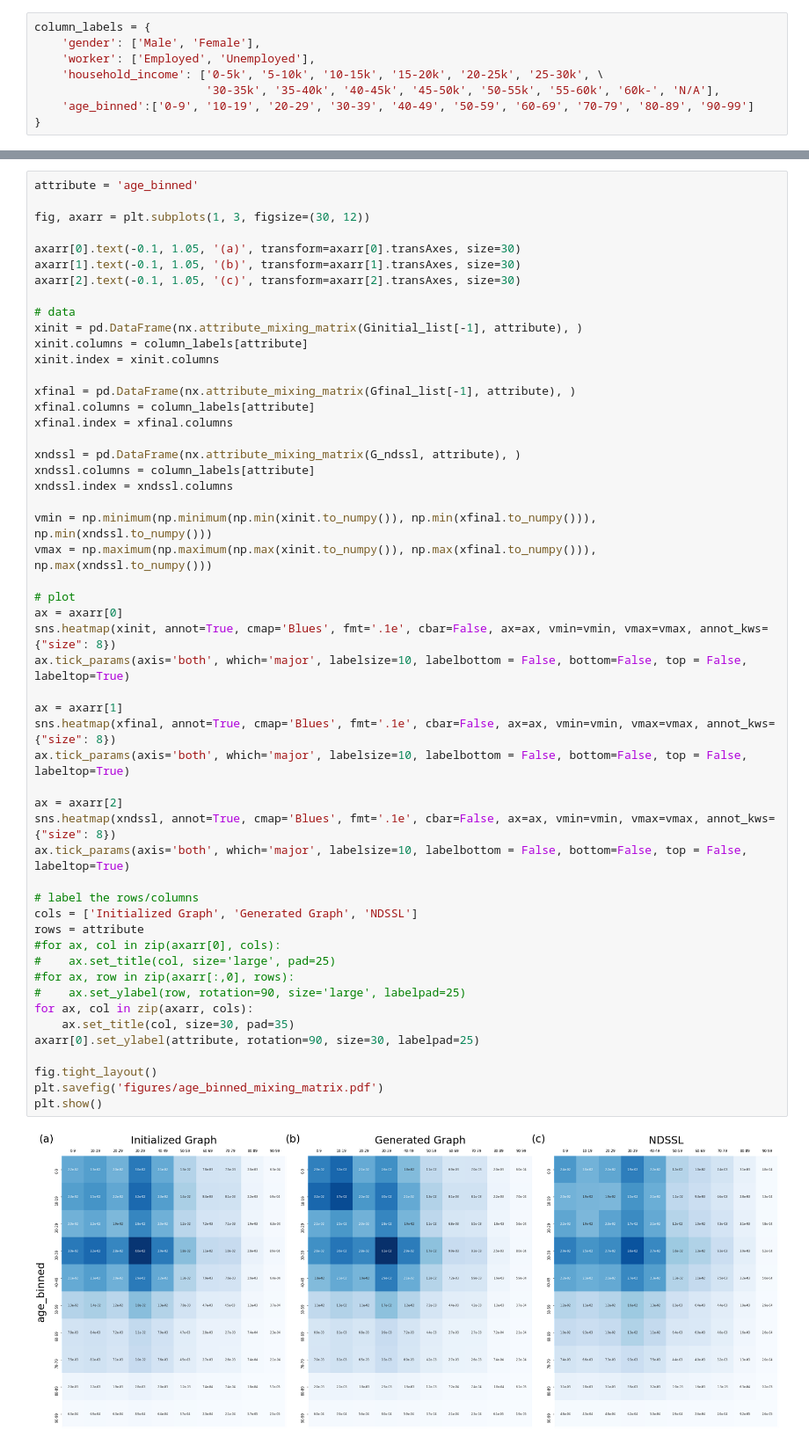
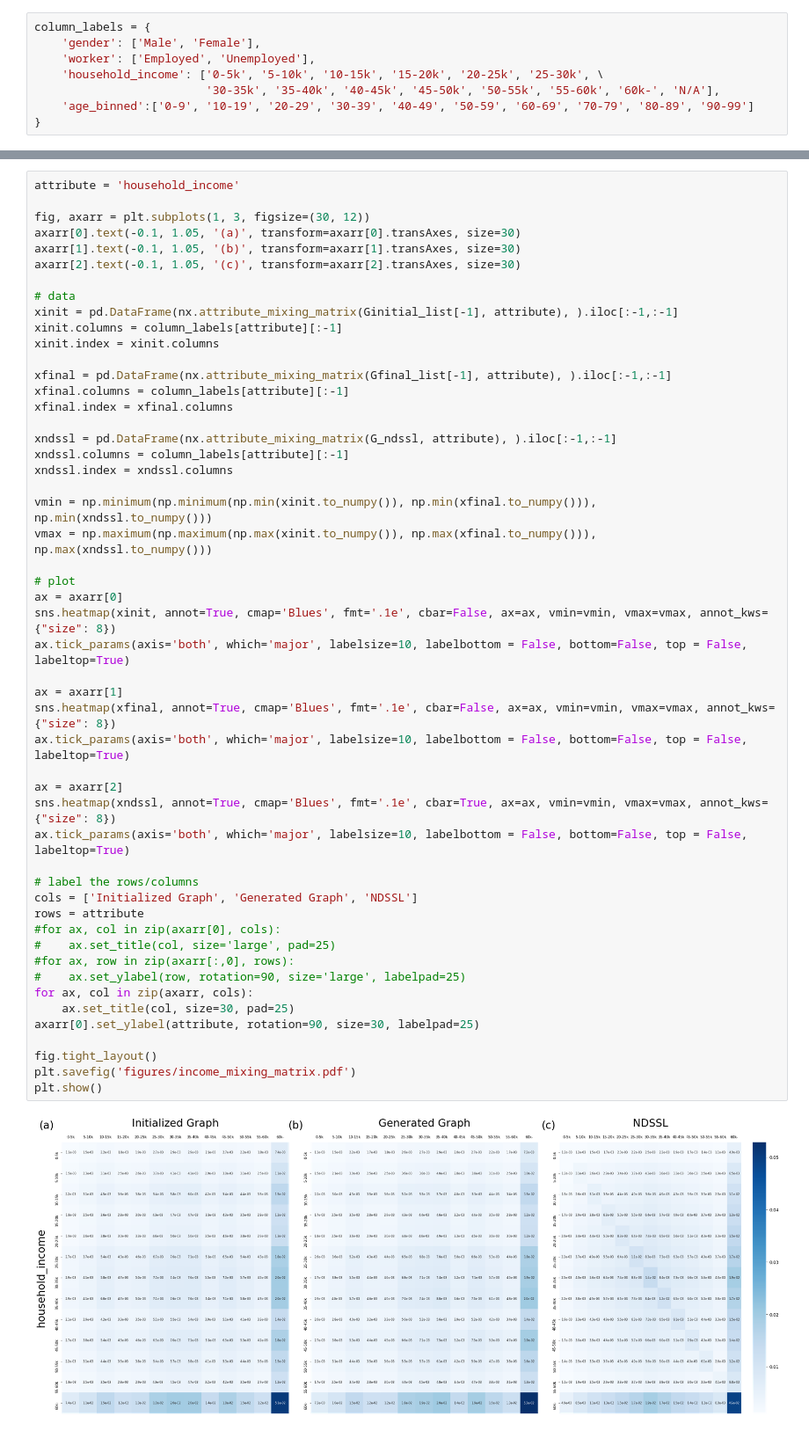
Before and after one commit to RANDCorporation/dgmnet, a Jupyter notebook: Generated Graph Analysis Notebook.ipynb, the cells around one changed output, grey strips where cells are left out. Shown at 88% size. Drawn from its saved outputs; the diff is of its cells as text.

```diff
--- a/Generated Graph Analysis Notebook.ipynb
+++ b/Generated Graph Analysis Notebook.ipynb
@@ -558,54 +619,53 @@ plt.show()
 # %%
-attribute = 'age_binned'
+attribute = 'household_income'
 
 fig, axarr = plt.subplots(1, 3, figsize=(30, 12))
-
 axarr[0].text(-0.1, 1.05, '(a)', transform=axarr[0].transAxes, size=30)
 axarr[1].text(-0.1, 1.05, '(b)', transform=axarr[1].transAxes, size=30)
 axarr[2].text(-0.1, 1.05, '(c)', transform=axarr[2].transAxes, size=30)
 
 # data
-xinit = pd.DataFrame(nx.attribute_mixing_matrix(Ginitial_list[-1], attribute), )
-xinit.columns = column_labels[attribute]
+xinit = pd.DataFrame(nx.attribute_mixing_matrix(Ginitial_list[-1], attribute), ).iloc[:-1,:-1]
+xinit.columns = column_labels[attribute][:-1]
 xinit.index = xinit.columns
 
-xfinal = pd.DataFrame(nx.attribute_mixing_matrix(Gfinal_list[-1], attribute), )
-xfinal.columns = column_labels[attribute]
+xfinal = pd.DataFrame(nx.attribute_mixing_matrix(Gfinal_list[-1], attribute), ).iloc[:-1,:-1]
+xfinal.columns = column_labels[attribute][:-1]
 xfinal.index = xfinal.columns
 
-xndssl = pd.DataFrame(nx.attribute_mixing_matrix(G_ndssl, attribute), )
-xndssl.columns = column_labels[attribute]
+xndssl = pd.DataFrame(nx.attribute_mixing_matrix(G_ndssl, attribute), ).iloc[:-1,:-1]
+xndssl.columns = column_labels[attribute][:-1]
 xndssl.index = xndssl.columns
 
 vmin = np.minimum(np.minimum(np.min(xinit.to_numpy()), np.min(xfinal.to_numpy())), np.min(xndssl.to_numpy()))
 vmax = np.maximum(np.maximum(np.max(xinit.to_numpy()), np.max(xfinal.to_numpy())), np.max(xndssl.to_numpy()))
 
 # plot
 ax = axarr[0]
 sns.heatmap(xinit, annot=True, cmap='Blues', fmt='.1e', cbar=False, ax=ax, vmin=vmin, vmax=vmax, annot_kws={"size": 8})
 ax.tick_params(axis='both', which='major', labelsize=10, labelbottom = False, bottom=False, top = False, labeltop=True)
 
 ax = axarr[1]
 sns.heatmap(xfinal, annot=True, cmap='Blues', fmt='.1e', cbar=False, ax=ax, vmin=vmin, vmax=vmax, annot_kws={"size": 8})
 ax.tick_params(axis='both', which='major', labelsize=10, labelbottom = False, bottom=False, top = False, labeltop=True)
 
 ax = axarr[2]
-sns.heatmap(xndssl, annot=True, cmap='Blues', fmt='.1e', cbar=False, ax=ax, vmin=vmin, vmax=vmax, annot_kws={"size": 8})
+sns.heatmap(xndssl, annot=True, cmap='Blues', fmt='.1e', cbar=True, ax=ax, vmin=vmin, vmax=vmax, annot_kws={"size": 8})
 ax.tick_params(axis='both', which='major', labelsize=10, labelbottom = False, bottom=False, top = False, labeltop=True)
 
 # label the rows/columns
 cols = ['Initialized Graph', 'Generated Graph', 'NDSSL']
 rows = attribute
 #for ax, col in zip(axarr[0], cols):
 #    ax.set_title(col, size='large', pad=25)
 #for ax, row in zip(axarr[:,0], rows):
 #    ax.set_ylabel(row, rotation=90, size='large', labelpad=25)
 for ax, col in zip(axarr, cols):
-    ax.set_title(col, size=30, pad=35)
+    ax.set_title(col, size=30, pad=25)
 axarr[0].set_ylabel(attribute, rotation=90, size=30, labelpad=25)
 
 fig.tight_layout()
-plt.savefig('figures/age_binned_mixing_matrix.pdf')
+plt.savefig('figures/income_mixing_matrix.pdf')
 plt.show()
 # %% [output]
-[figure, old version]
+[figure, new version]
```
Also changed, not shown: parts of 4 cells of this notebook, 7 other files.
